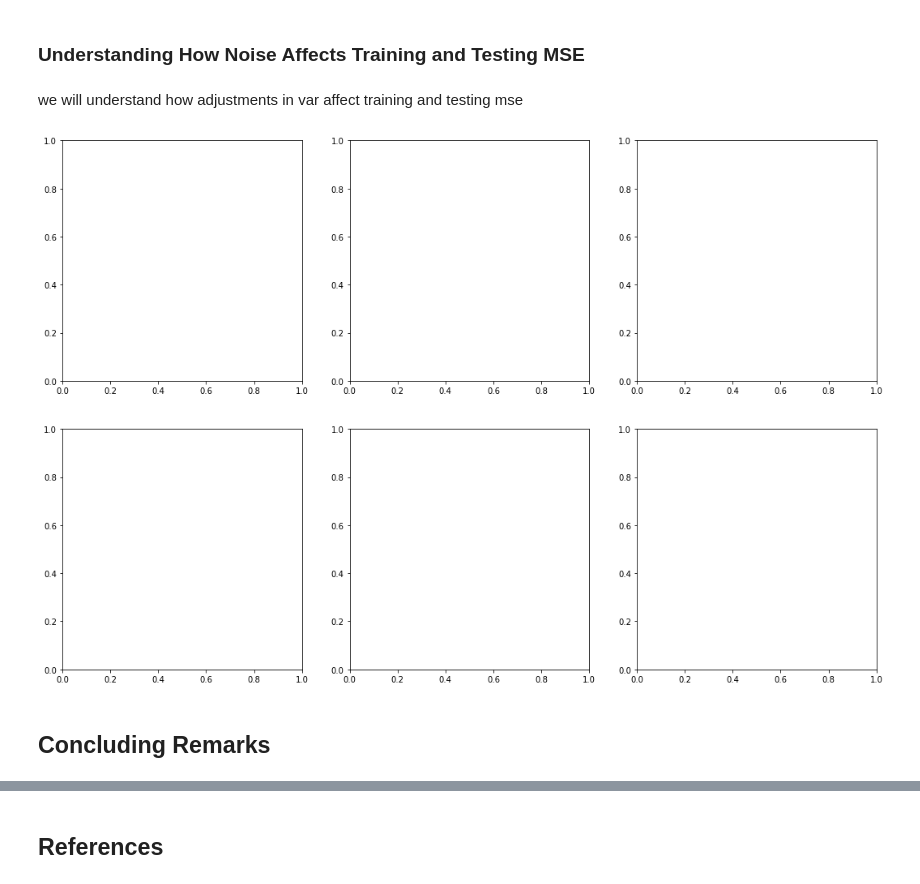
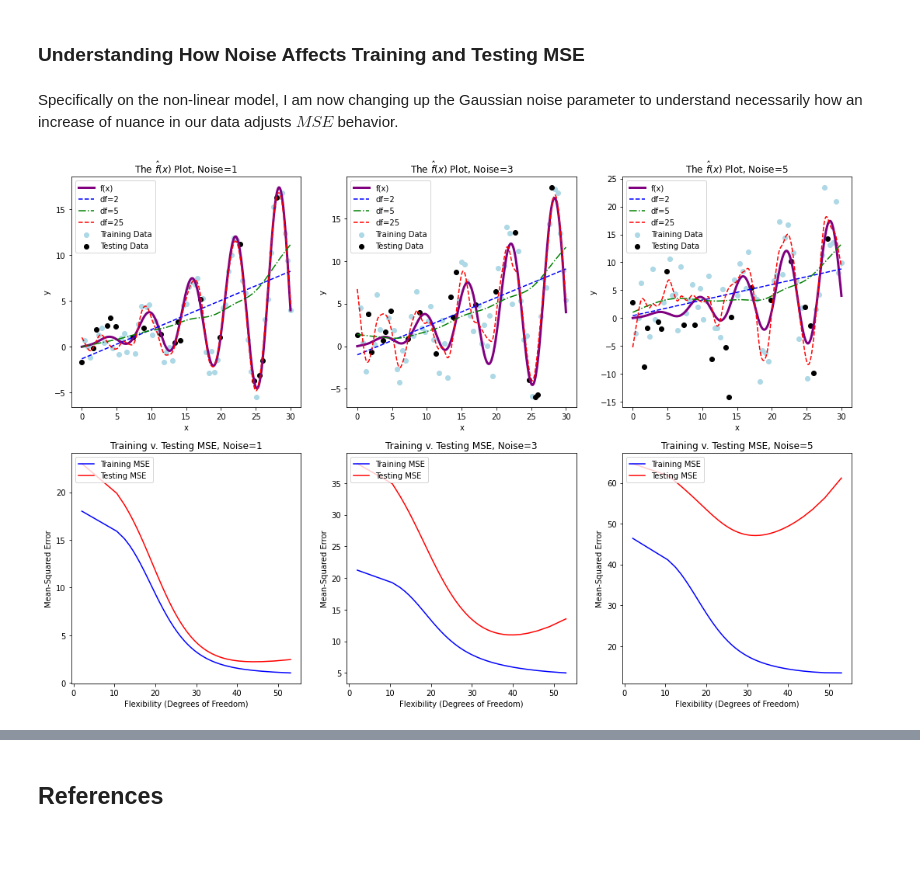
Before and after one commit to ririye01/Exploring-Errors-in-Regression, a Jupyter notebook: Errors in Regression.ipynb, the cells around one changed output, grey strips where cells are left out. Drawn from its saved outputs; the diff is of its cells as text; code cells hidden in the pictures; blank space fills up the shorter version.

```diff
--- a/Errors in Regression.ipynb
+++ b/Errors in Regression.ipynb
@@ -519,32 +587,70 @@ plt.show()
 # %% [markdown]
 ### **Understanding How Noise Affects Training and Testing MSE**
-# %% [markdown]
-we will understand how adjustments in var affect training and testing mse
+# %% [markdown]
+Specifically on the non-linear model, I am now changing up the Gaussian noise parameter to understand necessarily how an increase of nuance in our data adjusts  $MSE$ behavior.
 # %%
 # Declare the Plots
 fig, ax = plt.subplots(2,3, figsize=(18,12))
 
 # Different noise levels
-var_list = [10, 100, 500]
+var_list = [1, 3, 5]
+
+smoothness_new = [0, 0.0105, 0.9454]
 
 # Iterate through each noise level
-for i in range(3):
+for i in range(len(var_list)):
     # Randomize Data for Each Plot
     y_data = f_nonlinear(x_values) + np.random.normal(0, var_list[i], n)
 
     # Perform Cross Validation
     X_train, X_test, y_train, y_test = train_test_split(x_values, y_data, test_size=0.25, random_state=42, shuffle=True)
 
     # Sort the data
     X_train, y_train = (list(t) for t in zip(*sorted(zip(X_train, y_train))))
     X_test , y_test  = (list(t) for t in zip(*sorted(zip(X_test, y_test))))
 
     # Convert to numpy array
     X_train = np.array(X_train)
     y_train = np.array(y_train)
     X_test  = np.array(X_test)
     y_test  = np.array(y_test)
+
+    # Calculate cubic spline y-value predictions
+    y_sp = []
+    for j in range(3):
+        y_sp.append(csaps(X_train, y_train, x_plot, smooth=smoothness_new[j]))
+
+    # Plot the variables
+    ax[0,i].plot(x_plot, f_nonlinear(x_plot), "-", color="purple", label=r"f(x)", linewidth=3)
+    ax[0,i].scatter(X_train, y_train, color="#ADD8E6", label="Training Data")
+    ax[0,i].scatter(X_test, y_test, color="black", label="Testing Data")
+    ax[0,i].plot(x_plot, y_sp[0], "--", color="blue", label=r"df=2")
+    ax[0,i].plot(x_plot, y_sp[1], "-.g", label=r"df=5")
+    ax[0,i].plot(x_plot, y_sp[2], "--r", label=r"df=25")
+    ax[0,i].set_title(r"The $\hat{f}(x)$ Plot, Noise=" + str(var_list[i]), size=12)
+    ax[0,i].set_xlabel("x", fontsize=10)
+    ax[0,i].set_ylabel("y", fontsize=10)
+    ax[0,i].legend(loc="upper left")
+
+    # Calculate MSE
+    MSE_training_vals = np.zeros(len(smooth_vals))
+    MSE_testing_vals  = np.zeros(len(smooth_vals))
+
+    for j in range(len(smooth_vals)):
+        MSE_training_vals[j], ____, ___ \
+            = calculate_MSE_Bias_Variance(X_train, X_train, y_train, y_train, theSmoothness=smooth_vals[j])
+
+        MSE_testing_vals[j], ____, ___ \
+            = calculate_MSE_Bias_Variance(X_train, X_test, y_train, y_test, theSmoothness=smooth_vals[j])
+
+    ax[1,i].plot(dof, MSE_training_vals, color="blue", label="Training MSE")
+    ax[1,i].plot(dof, MSE_testing_vals, color="red", label="Testing MSE")
+    ax[1,i].set_title("Training v. Testing MSE, Noise=" + str(var_list[i]), fontsize=12)
+    ax[1,i].set_xlabel("Flexibility (Degrees of Freedom)", fontsize=10)
+    ax[1,i].set_ylabel("Mean-Squared Error", fontsize=10)
+    ax[1,i].legend(loc="upper left")
+
+plt.savefig("plots/Noise_Comparison.png")
+plt.show()
 # %% [output]
-[figure, old version]
+[figure, new version]
-# %% [markdown]
-## **Concluding Remarks**
```
Also changed, not shown: parts of 27 cells of this notebook, 1 other file.
